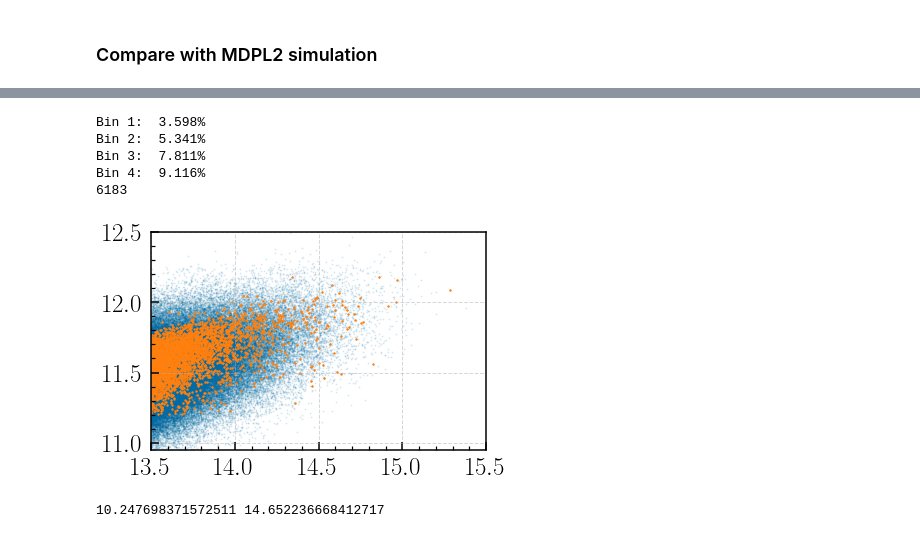
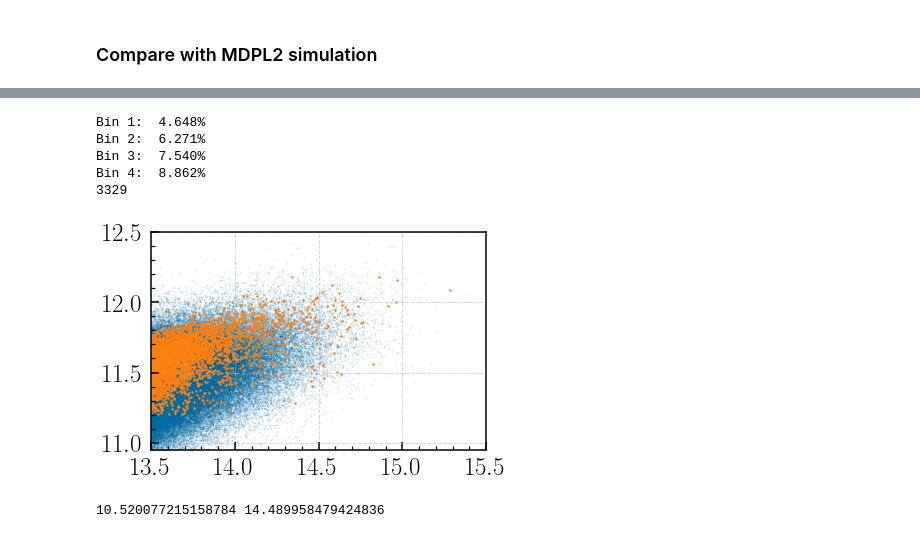
Before and after one commit to dr-guangtou/jianbing, a Jupyter notebook: notebooks/figure/figD1.ipynb, the cells around one changed output, grey strips where cells are left out. Saved outputs shown, nothing was run; the diff lists cells and outputs as text; code cells hidden in the pictures.

```diff
--- a/notebooks/figure/figD1.ipynb
+++ b/notebooks/figure/figD1.ipynb
@@ -364,45 +350,45 @@ particles = np.vstack([ptcl_cat["x"], ptcl_cat["y"], ptcl_cat["z"]]).T
 
 sim_dsig_all = Table.read(os.path.join(sim_dir, 'sim_merge_all_dsig.fits'))
 # %%
-alpha, pi = 0.34, 6.88
+alpha, pi = 0.347, 6.7
 sigms = 0.2
 
 logms = np.random.normal(loc=(alpha * np.log10(halo_cat['Mpeak']) + pi), scale=sigms)
 
 plt.scatter(np.log10(halo_cat['Mvir']), logms, alpha=0.1, s=1)
 
 plt.scatter(hsc_pre['logmh_vir_plane'], hsc_pre['logm_100'], s=2)
 
 plt.xlim(13.5, 15.5)
 plt.ylim(10.95, 12.5)
 
 mock_cat = Table(copy.deepcopy(halo_cat_new))
 mock_cat['logms'] = logms
 mock_cat.sort('logms')
 mock_cat.reverse()
 
 bin_edges = [0, 1334, 6277, 22523, 50869]
 mock_bin_1 = mock_cat[bin_edges[0]: bin_edges[1]]
 mock_bin_2 = mock_cat[bin_edges[1]: bin_edges[2]]
 mock_bin_3 = mock_cat[bin_edges[2]: bin_edges[3]]
 mock_bin_4 = mock_cat[bin_edges[3]: bin_edges[4]]
 
 print("Bin 1: {:6.3f}%".format((mock_bin_1["upid"] != -1).sum() / len(mock_bin_1) * 100.0))
 print("Bin 2: {:6.3f}%".format((mock_bin_2["upid"] != -1).sum() / len(mock_bin_2) * 100.0))
 print("Bin 3: {:6.3f}%".format((mock_bin_3["upid"] != -1).sum() / len(mock_bin_3) * 100.0))
 print("Bin 4: {:6.3f}%".format((mock_bin_4["upid"] != -1).sum() / len(mock_bin_4) * 100.0))
 
 mock_sat = mock_cat[(mock_cat['logms'] >= 11.6) & (mock_cat['logms'] <= 11.8)]
 mock_sat = mock_sat[mock_sat["upid"] != -1]
 
 print(len(mock_sat))
 # %% [output]
-Bin 1:  3.598%
-Bin 2:  5.341%
-Bin 3:  7.811%
-Bin 4:  9.116%
-6183
+Bin 1:  4.648%
+Bin 2:  6.271%
+Bin 3:  7.540%
+Bin 4:  8.862%
+3329
-[figure, old version]
+[figure, new version]
 # %%
 halo_sat_use = mock_sat
 
@@ -410,4 +396,4 @@ print(np.log10(np.min(halo_sat_use['Mvir'])), np.log10(np.max(halo_sat_use['Mvir
 
 r, ds, ds_err = acf.delta_sigma.compute_delta_sigma(halo_sat_use, particles)
 # %% [output]
-10.247698371572511 14.652236668412717
+10.520077215158784 14.489958479424836
```
Also changed, not shown: parts of 4 cells of this notebook, 6 other files.
